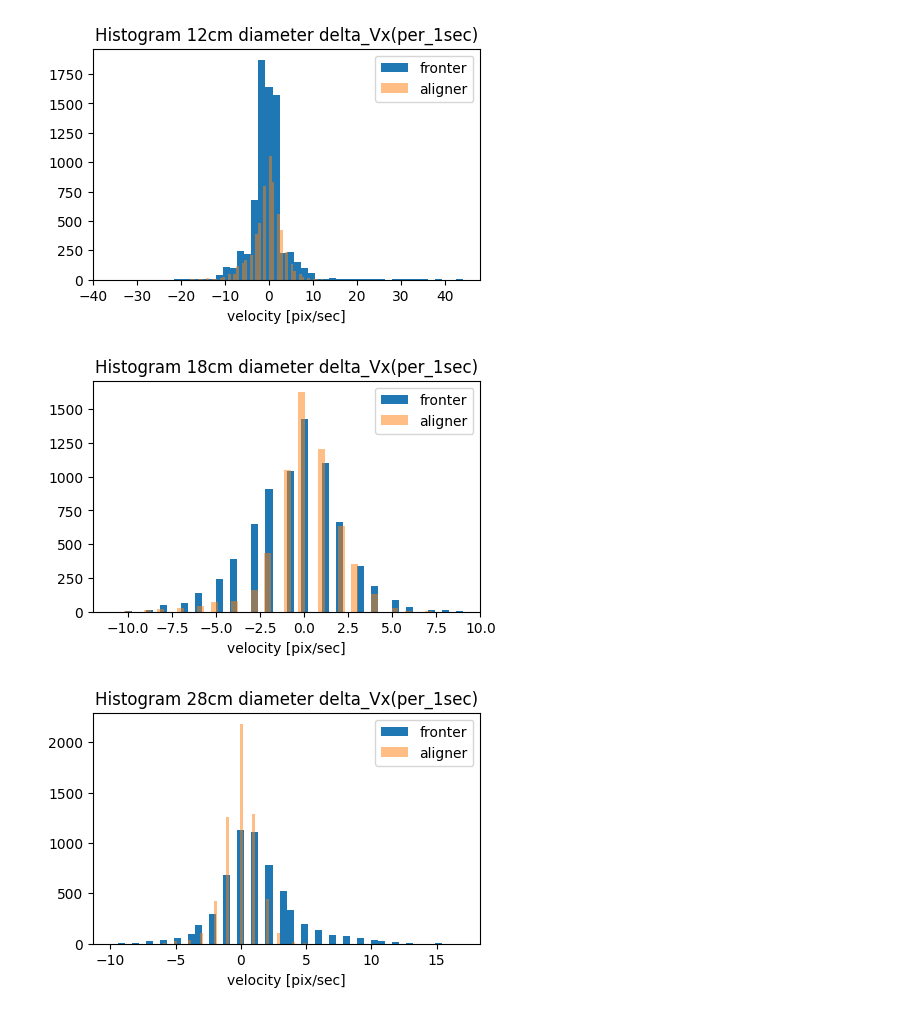
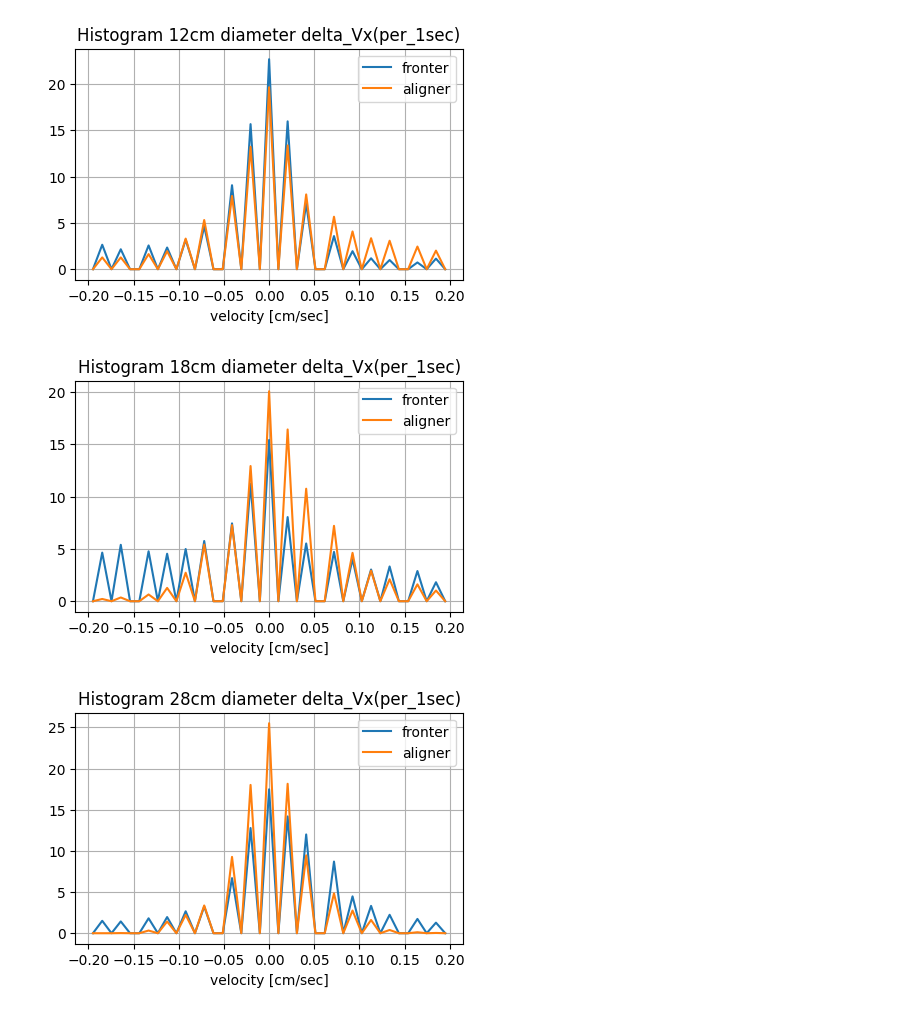
Before and after one commit to complex-lab/robotic_swarms, a Jupyter notebook: histogram_velocity_vs_diameter_21bots.ipynb, the cells around one changed output. Drawn from its saved outputs; the diff is of its cells as text; code cells hidden in the pictures.

```diff
--- a/histogram_velocity_vs_diameter_21bots.ipynb
+++ b/histogram_velocity_vs_diameter_21bots.ipynb
@@ -38,7 +38,7 @@ expSumPassive=pd.read_csv(expSumFileNamePassive,index_col=0)
 all_linked_data_filename='C:\\Users\\User\\Documents\\Eden\\locate_git_code\\packaged\\all_linking_passive_data_21bots.csv'
 all_linked_data=pd.read_csv(all_linked_data_filename,index_col=0)
 passive_path='C:\\Users\\User\\Documents\\Eden\\locate_git_code\\packaged'
-delta_t=1 #seconds
+delta_t=15#6 #seconds
 starting_time=100#seconds
 ending_time=160#sec
 velocity_data=pd.DataFrame()
@@ -87,7 +87,13 @@ fronter_N021_D012_C0534.MP4_link.csv
 # %%
+arenaSizePixels = 1090 # [pixels]
+arenaSizeCm = 150 # [cm]
+fps =25
+mpp = arenaSizeCm/arenaSizePixels/2
 bottypes=['fronter','aligner']
 diameters=[7,12,18,28,32]
 columns=['delta_Vx(per_1sec)','delta_Vy(per_1sec)']
+#bins = np.arange(-.5,.5,.05)
+bins = np.linspace(-0.2,.2,40)#arange(-.5,.5,.05)
 #fig, ax = plt.subplots(nrows=5, ncols=2, figsize=(15, 15))
 #plt.subplots_adjust(hspace=0.5)
 #fig.suptitle("velocity histograms", fontsize=18, y=0.95)
@@ -96,13 +102,19 @@ for column in columns:
         fig, ax = plt.subplots(1,1, figsize=(5, 3))
         for bottype in bottypes:
             relevant_data=velocity_data[((velocity_data['Bot_Type']==bottype)&(velocity_data['diameter']==diameter))]
-            relevant_data=relevant_data[column]
-            if bottype=='aligner':
-                ax.hist(relevant_data,bins=50,label=bottype,alpha=0.5)
-            else:
-                 ax.hist(relevant_data,bins=50,label=bottype)
+            relevant_data=relevant_data[column]*mpp
+            counts, xedges=np.histogram(relevant_data,bins=bins,density=True)
+            xcenters = (xedges[:-1] + xedges[1:]) / 2
+
+            cond = counts !=0
+            xC = xcenters[cond]
+            countsC = counts[cond]
+            ax.plot(xcenters,counts,label=bottype)
+            #ax.plot(xC,countsC,label=bottype)
+            #ax.hist(relevant_data,bins=bins,label=bottype,alpha=0.5)
         ax.set_title("Histogram {}cm diameter {}".format(diameter,column))
         ax.legend()
         #ax.axis([0,15,0,5000])
-        ax.set_xlabel("velocity [pix/sec]")
+        ax.set_xlabel("velocity [cm/sec]")
+        ax.grid()
 # %% [output]
@@ -110,3 +122,3 @@ for column in columns:
-[figure, old version]
+[figure, new version]
-[figure, old version]
+[figure, new version]
-[figure, old version]
+[figure, new version]
```
Also changed, not shown: parts of 8 cells of this notebook, 1 other file.
